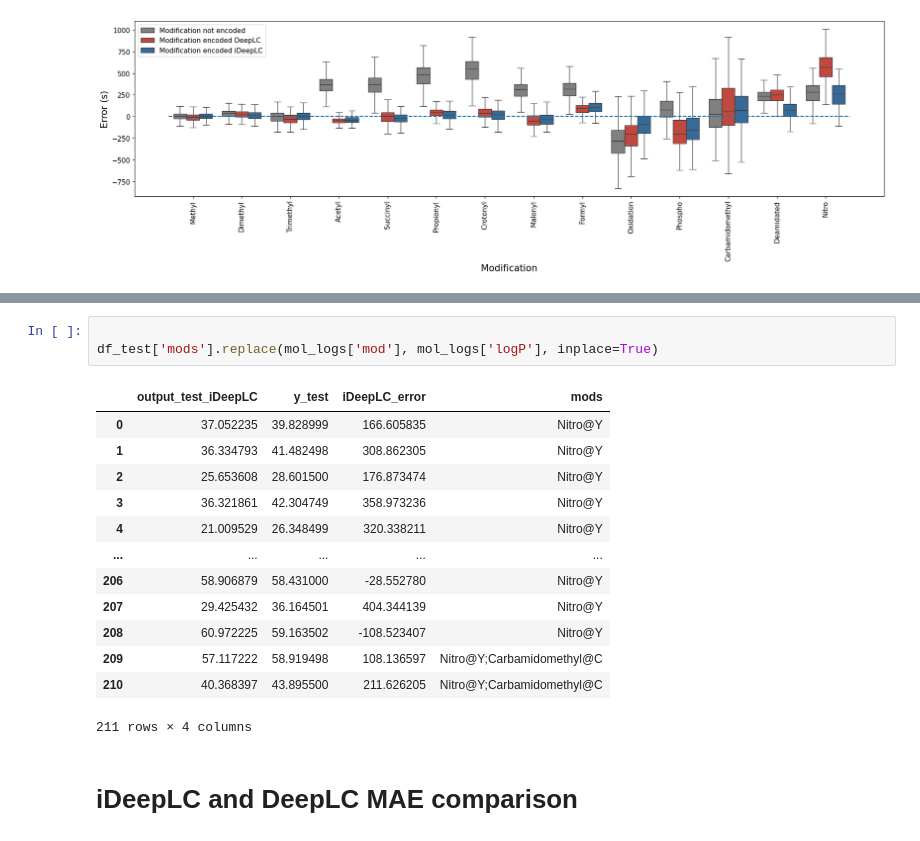
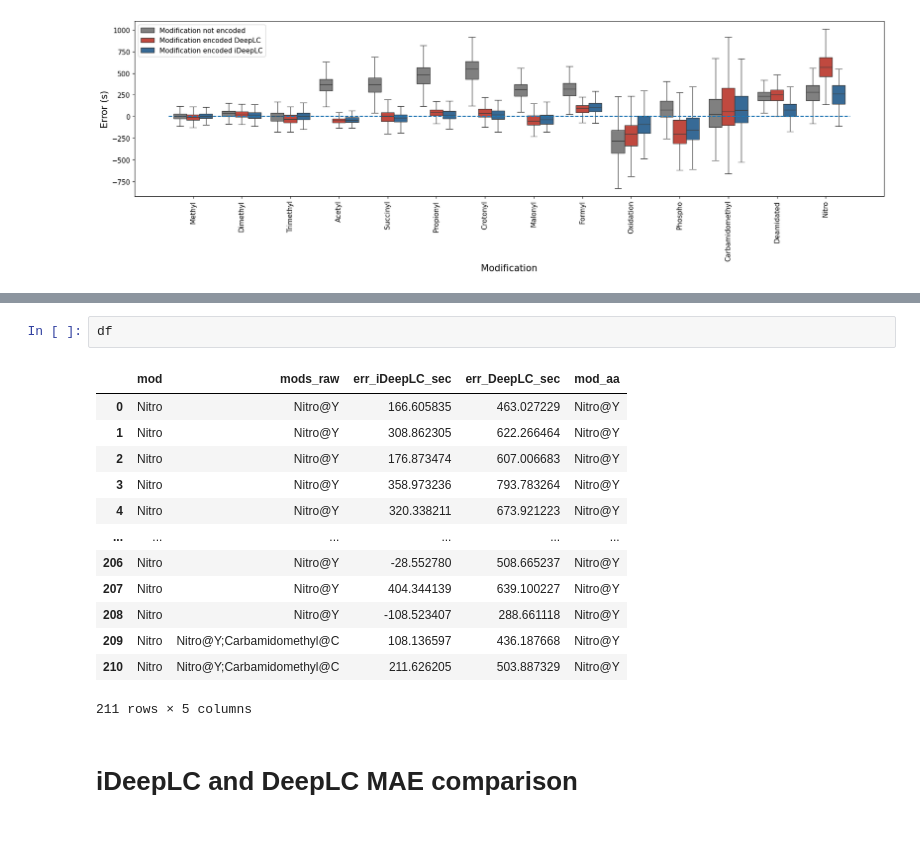
Before and after one commit to Alirezak2n/iDeepLC_Zenodo, a Jupyter notebook: plots_generator.ipynb, the cells around one changed output, grey strips where cells are left out. Drawn from its saved outputs; the diff is of its cells as text.

```diff
--- a/plots_generator.ipynb
+++ b/plots_generator.ipynb
@@ -656,20 +514,19 @@ plt.show()
-# %%
-
-df_test['mods'].replace(mol_logs['mod'], mol_logs['logP'], inplace=True)
-# %% [output]
-|  | output_test_iDeepLC | y_test | iDeepLC_error | mods |
-| 0 | 37.052235 | 39.828999 | 166.605835 | Nitro@Y |
-| 1 | 36.334793 | 41.482498 | 308.862305 | Nitro@Y |
-| 2 | 25.653608 | 28.601500 | 176.873474 | Nitro@Y |
-| 3 | 36.321861 | 42.304749 | 358.973236 | Nitro@Y |
-| 4 | 21.009529 | 26.348499 | 320.338211 | Nitro@Y |
-| ... | ... | ... | ... | ... |
-| 206 | 58.906879 | 58.431000 | -28.552780 | Nitro@Y |
-| 207 | 29.425432 | 36.164501 | 404.344139 | Nitro@Y |
-| 208 | 60.972225 | 59.163502 | -108.523407 | Nitro@Y |
-| 209 | 57.117222 | 58.919498 | 108.136597 | Nitro@Y;Carbamidomethyl@C |
-| 210 | 40.368397 | 43.895500 | 211.626205 | Nitro@Y;Carbamidomethyl@C |
-211 rows × 4 columns
+# %%
+df
+# %% [output]
+|  | mod | mods_raw | err_iDeepLC_sec | err_DeepLC_sec | mod_aa |
+| 0 | Nitro | Nitro@Y | 166.605835 | 463.027229 | Nitro@Y |
+| 1 | Nitro | Nitro@Y | 308.862305 | 622.266464 | Nitro@Y |
+| 2 | Nitro | Nitro@Y | 176.873474 | 607.006683 | Nitro@Y |
+| 3 | Nitro | Nitro@Y | 358.973236 | 793.783264 | Nitro@Y |
+| 4 | Nitro | Nitro@Y | 320.338211 | 673.921223 | Nitro@Y |
+| ... | ... | ... | ... | ... | ... |
+| 206 | Nitro | Nitro@Y | -28.552780 | 508.665237 | Nitro@Y |
+| 207 | Nitro | Nitro@Y | 404.344139 | 639.100227 | Nitro@Y |
+| 208 | Nitro | Nitro@Y | -108.523407 | 288.661118 | Nitro@Y |
+| 209 | Nitro | Nitro@Y;Carbamidomethyl@C | 108.136597 | 436.187668 | Nitro@Y |
+| 210 | Nitro | Nitro@Y;Carbamidomethyl@C | 211.626205 | 503.887329 | Nitro@Y |
+211 rows × 5 columns
 # %% [markdown]
 # iDeepLC and DeepLC MAE comparison
 # %%
```
Also changed, not shown: parts of 8 cells of this notebook.
